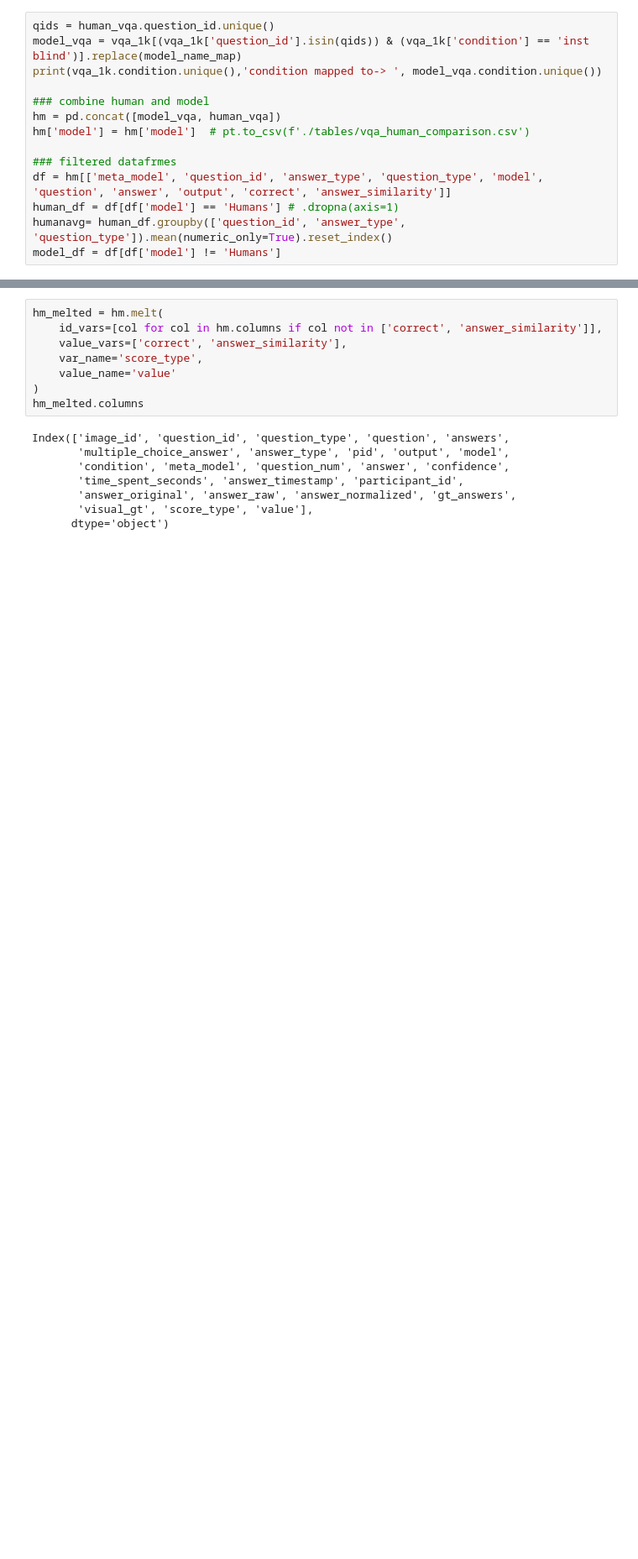
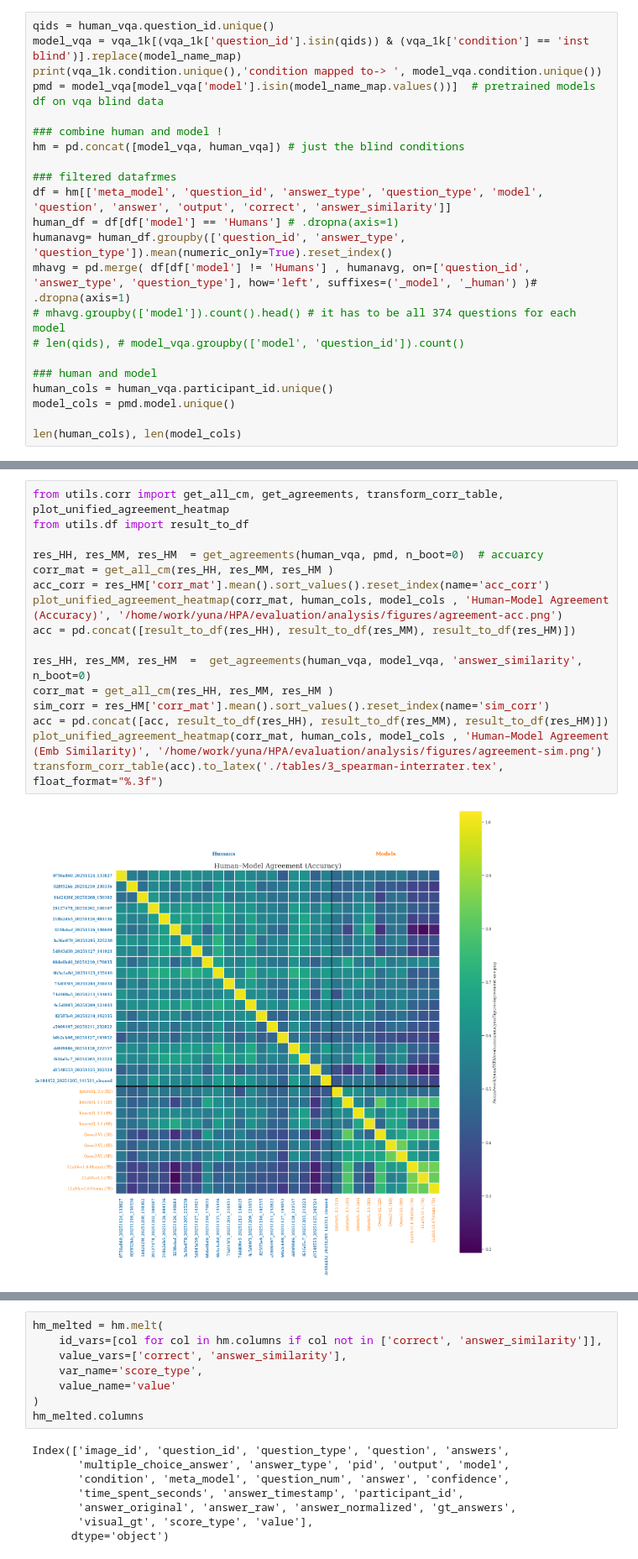
Before and after one commit to unolop/HPA, a Jupyter notebook: evaluation/analysis/A1_vqa.ipynb, the cells around one changed output, grey strips where cells are left out. Shown at 84% size. Saved outputs shown, nothing was run; the diff lists cells and outputs as text; blank space fills up the shorter version.

Commit message:
analysis

```diff
--- a/evaluation/analysis/A1_vqa.ipynb
+++ b/evaluation/analysis/A1_vqa.ipynb
@@ -73,15 +58,23 @@ Name: question_id, dtype: int64
 qids = human_vqa.question_id.unique()
 model_vqa = vqa_1k[(vqa_1k['question_id'].isin(qids)) & (vqa_1k['condition'] == 'inst blind')].replace(model_name_map)
 print(vqa_1k.condition.unique(),'condition mapped to-> ', model_vqa.condition.unique())
+pmd = model_vqa[model_vqa['model'].isin(model_name_map.values())]  # pretrained models df on vqa blind data
 
-### combine human and model
-hm = pd.concat([model_vqa, human_vqa])
-hm['model'] = hm['model']  # pt.to_csv(f'./tables/vqa_human_comparison.csv')
+### combine human and model !
+hm = pd.concat([model_vqa, human_vqa]) # just the blind conditions
 
 ### filtered datafrmes
 df = hm[['meta_model', 'question_id', 'answer_type', 'question_type', 'model', 'question', 'answer', 'output', 'correct', 'answer_similarity']]
 human_df = df[df['model'] == 'Humans'] # .dropna(axis=1)
 humanavg= human_df.groupby(['question_id', 'answer_type', 'question_type']).mean(numeric_only=True).reset_index()
-model_df = df[df['model'] != 'Humans']
+mhavg = pd.merge( df[df['model'] != 'Humans'] , humanavg, on=['question_id', 'answer_type', 'question_type'], how='left', suffixes=('_model', '_human') )# .dropna(axis=1)
+# mhavg.groupby(['model']).count().head() # it has to be all 374 questions for each model
+# len(qids), # model_vqa.groupby(['model', 'question_id']).count()
+
+### human and model
+human_cols = human_vqa.participant_id.unique()
+model_cols = pmd.model.unique()
+
+len(human_cols), len(model_cols)
 # %% [output]
 ['' 'blind' 'inst blind'] condition mapped to->  ['inst blind']
@@ -247,0 +164,18 @@ ag
+# %%
+from utils.corr import get_all_cm, get_agreements, transform_corr_table, plot_unified_agreement_heatmap
+from utils.df import result_to_df
+
+res_HH, res_MM, res_HM  = get_agreements(human_vqa, pmd, n_boot=0)  # accuarcy
+corr_mat = get_all_cm(res_HH, res_MM, res_HM )
+acc_corr = res_HM['corr_mat'].mean().sort_values().reset_index(name='acc_corr')
+plot_unified_agreement_heatmap(corr_mat, human_cols, model_cols , 'Human–Model Agreement (Accuracy)', '/home/work/yuna/HPA/evaluation/analysis/figures/agreement-acc.png')
+acc = pd.concat([result_to_df(res_HH), result_to_df(res_MM), result_to_df(res_HM)])
+
+res_HH, res_MM, res_HM  =  get_agreements(human_vqa, model_vqa, 'answer_similarity', n_boot=0)
+corr_mat = get_all_cm(res_HH, res_MM, res_HM )
+sim_corr = res_HM['corr_mat'].mean().sort_values().reset_index(name='sim_corr')
+acc = pd.concat([acc, result_to_df(res_HH), result_to_df(res_MM), result_to_df(res_HM)])
+plot_unified_agreement_heatmap(corr_mat, human_cols, model_cols , 'Human–Model Agreement (Emb Similarity)', '/home/work/yuna/HPA/evaluation/analysis/figures/agreement-sim.png')
+transform_corr_table(acc).to_latex('./tables/3_spearman-interrater.tex', float_format="%.3f")
+# %% [output]
+[figure, added]
```
Also changed, not shown: parts of 30 cells of this notebook, 24 other files.
